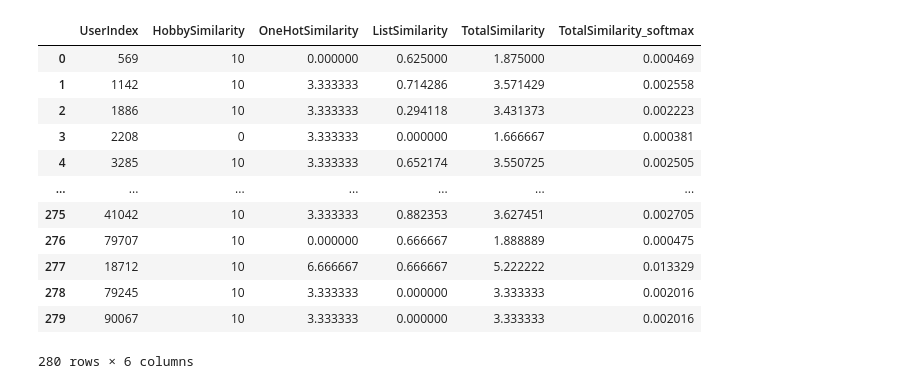
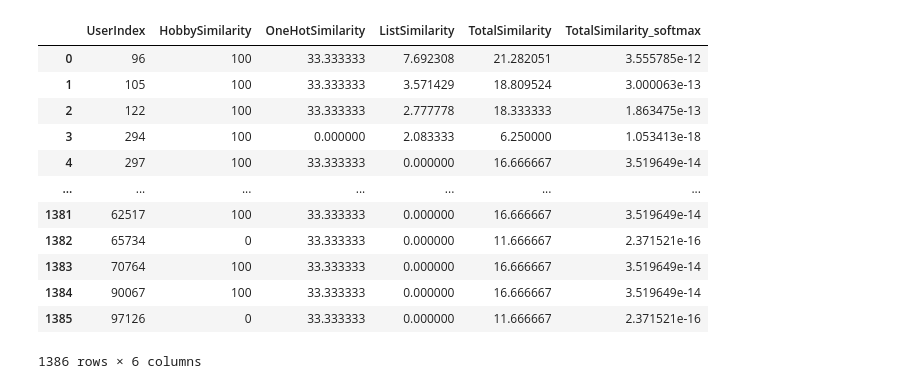
Before and after one commit to TianjunChi/IRS-PM-2024-09-10-GRP8-JobRecommendationSystem, a Jupyter notebook: Recommendation_System/New_User/new_user.ipynb, the cells around one changed output. Saved outputs shown, nothing was run; the diff lists cells and outputs as text; code cells hidden in the pictures.

```diff
--- a/Recommendation_System/New_User/new_user.ipynb
+++ b/Recommendation_System/New_User/new_user.ipynb
@@ -58,11 +58,31 @@ new_data = {
     'hobby': 'True',
     'degree': 'Master’s degree (MA, MS, M.Eng., MBA, etc.)',
     'major': 'Computer science, computer engineering, or software engineering',
-    'desiredJob': ['Software Engineer', 'Data Scientist'],
+    'desiredJob': [],
     'projectExperience': '0-2 years',
-    'skills': ['Visual Studio', 'Python', 'C', 'Pycharm', 'Matlab', 'C++', 'SQL', 'Eclipse']
+    'skills': ['visual studio', 'python', 'c', 'pycharm', 'matlab', 'C++', 'SQL', 'Eclipse']
 }
 
+# new_data = {
+#     'id': 0,
+#     'hobby': 'True',
+#     'degree': 'Master’s degree (MA, MS, M.Eng., MBA, etc.)',
+#     'major': 'Computer science, computer engineering, or software engineering',
+#     'desiredJob': [],
+#     'projectExperience': '0-2 years',
+#     'skills':  ['python', 'javascript', 'c++', 'c']
+# }
+
+# new_data = {
+#     'id': 0,
+#     'hobby': 'True',
+#     'degree': 'Master’s degree (MA, MS, M.Eng., MBA, etc.)',
+#     'major': 'Computer science, computer engineering, or software engineering',
+#     'desiredJob': [],
+#     'projectExperience': '0-2 years',
+#     'skills':  ['python', 'javascript', 'c++', 'c', 'java', 'html']
+# }
+
 df = df._append(new_data, ignore_index=True)
 # %%
 df_onehot = pd.get_dummies(df['degree'])
@@ -97,9 +117,9 @@ def jaccard_similarity_binary(vector1, vector2):
         return 0
     return intersection / union
 
-# Function to calculate Jaccard similarity for lists of strings
+# Function to calculate Jaccard similarity for lists of strings (case insensitive)
 def jaccard_similarity(list1, list2):
-    set1, set2 = set(list1), set(list2)
+    set1, set2 = set(map(str.lower, list1)), set(map(str.lower, list2))
     intersection = len(set1.intersection(set2))
     union = len(set1.union(set2))
     if union == 0:
@@ -119,7 +139,7 @@ other_users = df[:-1]
 # Similarity calculation for each feature
 
 # 1. Similarity for 'hobby' (boolean comparison)
-hobby_similarity = other_users['hobby'].apply(lambda x: 10 if x == new_user['hobby'] else 0)
+hobby_similarity = other_users['hobby'].apply(lambda x: 100 if x == new_user['hobby'] else 0)
 
 # 2. Similarity for one-hot encoded features (degree, major, projectExperience)
 onehot_similarity = []
@@ -127,49 +147,49 @@ for idx, other_user in other_users.iterrows():
     degree_sim = jaccard_similarity_binary(np.array(new_user['degree']), np.array(other_user['degree']))
     major_sim = jaccard_similarity_binary(np.array(new_user['major']), np.array(other_user['major']))
     project_sim = jaccard_similarity_binary(np.array(new_user['projectExperience']), np.array(other_user['projectExperience']))
-    onehot_similarity.append((degree_sim + major_sim + project_sim) / 0.3)
+    onehot_similarity.append((degree_sim + major_sim + project_sim) / 0.03)
 
 # 3. Similarity for lists of strings (desiredJob, skills)
 list_similarity = []
 for idx, other_user in other_users.iterrows():
     desiredJob_sim = jaccard_similarity(new_user['desiredJob'], other_user['desiredJob'])
     skills_sim = jaccard_similarity(new_user['skills'], other_user['skills'])
-    list_similarity.append((desiredJob_sim + skills_sim) / 0.2)
+    list_similarity.append((desiredJob_sim + skills_sim) / 0.02)
 
 # Combine similarities with equal weights
-total_similarities = hobby_similarity / 6 + np.array(onehot_similarity) / 2 + np.array(list_similarity) / 3
+total_similarities = hobby_similarity * 0.05 + np.array(onehot_similarity) * 0.35 + np.array(list_similarity) * 0.6
 
 # Create a DataFrame to display similarities
 similarities_df = pd.DataFrame({
     'UserIndex': other_users.id,
     'HobbySimilarity': hobby_similarity,
     'OneHotSimilarity': onehot_similarity,
     'ListSimilarity': list_similarity,
     'TotalSimilarity': total_similarities
 })
 
 # Sort by total similarity
 # similarities_df = similarities_df.sort_values(by='UserIndex', ascending=True)
 
 # Display the top results
 # Apply softmax to the 'TotalSimilarity' column
 similarities_df['TotalSimilarity_softmax'] = softmax(similarities_df['TotalSimilarity'])
 
 # Display the top results
 similarities_df
 # %% [output]
 |  | UserIndex | HobbySimilarity | OneHotSimilarity | ListSimilarity | TotalSimilarity | TotalSimilarity_softmax |
-| 0 | 569 | 10 | 0.000000 | 0.625000 | 1.875000 | 0.000469 |
-| 1 | 1142 | 10 | 3.333333 | 0.714286 | 3.571429 | 0.002558 |
-| 2 | 1886 | 10 | 3.333333 | 0.294118 | 3.431373 | 0.002223 |
-| 3 | 2208 | 0 | 3.333333 | 0.000000 | 1.666667 | 0.000381 |
-| 4 | 3285 | 10 | 3.333333 | 0.652174 | 3.550725 | 0.002505 |
+| 0 | 96 | 100 | 33.333333 | 7.692308 | 21.282051 | 3.555785e-12 |
+| 1 | 105 | 100 | 33.333333 | 3.571429 | 18.809524 | 3.000063e-13 |
+| 2 | 122 | 100 | 33.333333 | 2.777778 | 18.333333 | 1.863475e-13 |
+| 3 | 294 | 100 | 0.000000 | 2.083333 | 6.250000 | 1.053413e-18 |
+| 4 | 297 | 100 | 33.333333 | 0.000000 | 16.666667 | 3.519649e-14 |
 | ... | ... | ... | ... | ... | ... | ... |
-| 275 | 41042 | 10 | 3.333333 | 0.882353 | 3.627451 | 0.002705 |
-| 276 | 79707 | 10 | 0.000000 | 0.666667 | 1.888889 | 0.000475 |
-| 277 | 18712 | 10 | 6.666667 | 0.666667 | 5.222222 | 0.013329 |
-| 278 | 79245 | 10 | 3.333333 | 0.000000 | 3.333333 | 0.002016 |
-| 279 | 90067 | 10 | 3.333333 | 0.000000 | 3.333333 | 0.002016 |
+| 1381 | 62517 | 100 | 33.333333 | 0.000000 | 16.666667 | 3.519649e-14 |
+| 1382 | 65734 | 0 | 33.333333 | 0.000000 | 11.666667 | 2.371521e-16 |
+| 1383 | 70764 | 100 | 33.333333 | 0.000000 | 16.666667 | 3.519649e-14 |
+| 1384 | 90067 | 100 | 33.333333 | 0.000000 | 16.666667 | 3.519649e-14 |
+| 1385 | 97126 | 0 | 33.333333 | 0.000000 | 11.666667 | 2.371521e-16 |
-280 rows × 6 columns
+1386 rows × 6 columns
 # %%
 data = np.load(r'E:\OneDrive - National University of Singapore\code\NUS-ISS\Project1\IRS-PM-2024-09-10-GRP8-JobRecommendationSystem\Recommendation_System\KGAT\trained_model\KGAT\ours\pretrain0\cf_scores.npy')
```
Also changed, not shown: parts of 8 cells of this notebook, 7 other files.
